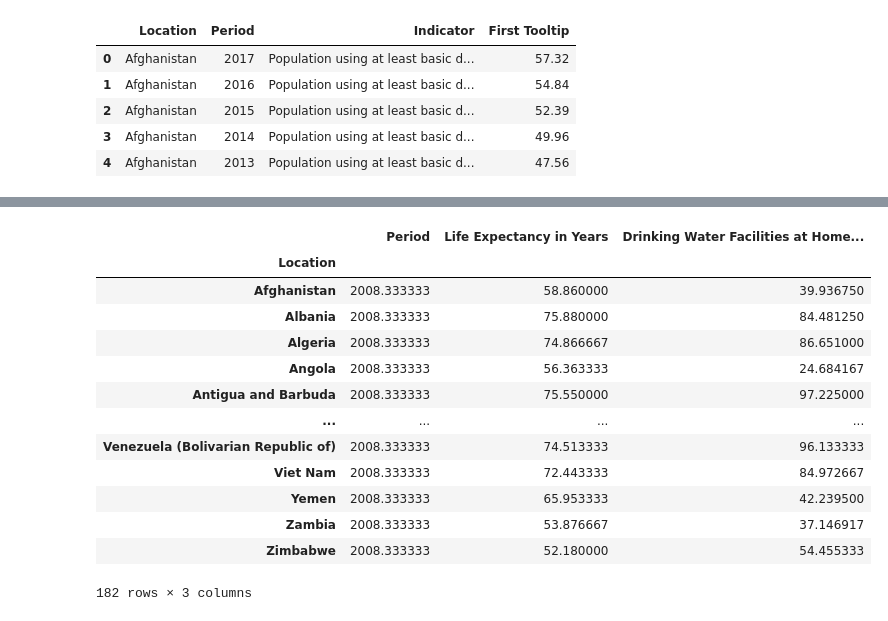
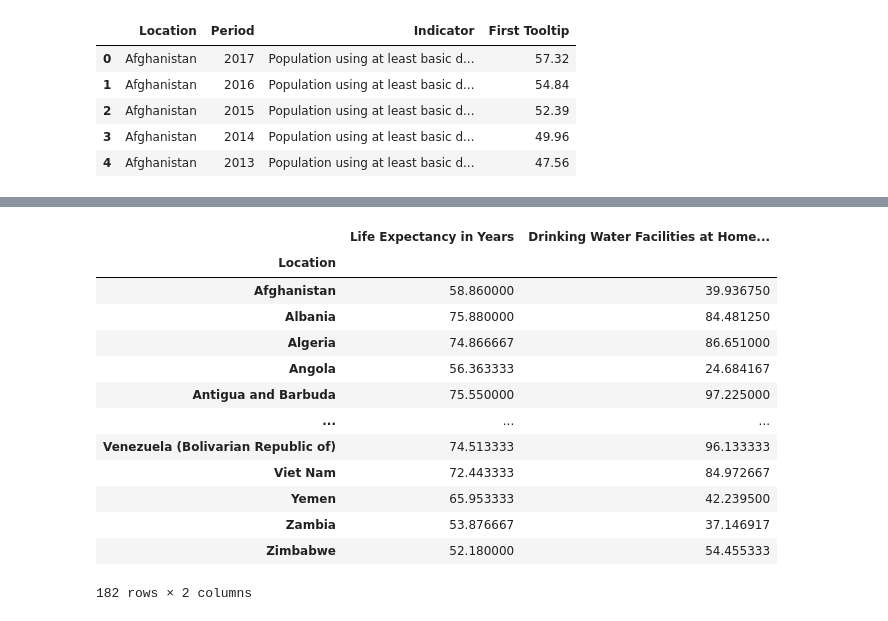
Before and after one commit to pkorat/World-Life-Expectancy-Analysis, a Jupyter notebook: main_pk_6_30_21.ipynb, the cells around one changed output, grey strips where cells are left out. Drawn from its saved outputs; the diff is of its cells as text; code cells hidden in the pictures.

```diff
--- a/main_pk_6_30_21.ipynb
+++ b/main_pk_6_30_21.ipynb
@@ -232,21 +284,23 @@ life_drinkingwater_df_clean = life_drinkingwater_df_clean.replace([2017, 2016, 2
 life_drinkingwater_df_clean = life_drinkingwater_df_clean.merge(life_expectancy_df_clean, on=['Location', 'Period']).groupby(['Period', 'Location',
                                                                                                                           'Life Expectancy in Years']).mean()
 # %%
+# Parth Korat
 # change column name and get the dataframe
 life_drinkingwater_df_clean.columns = ['Drinking Water Facilities at Home (%)']
-life_drinkingwater_df_clean.reset_index().groupby('Location').mean()
+life_drinkingwater_df_clean = life_drinkingwater_df_clean.reset_index().groupby('Location').mean()
+life_drinkingwater_df_clean[['Life Expectancy in Years', 'Drinking Water Facilities at Home (%)']]
 # %% [output]
-|  | Period | Life Expectancy in Years | Drinking Water Facilities at Home... |
-| Location |  |  |  |
-| Afghanistan | 2008.333333 | 58.860000 | 39.936750 |
-| Albania | 2008.333333 | 75.880000 | 84.481250 |
-| Algeria | 2008.333333 | 74.866667 | 86.651000 |
-| Angola | 2008.333333 | 56.363333 | 24.684167 |
-| Antigua and Barbuda | 2008.333333 | 75.550000 | 97.225000 |
-| ... | ... | ... | ... |
-| Venezuela (Bolivarian Republic of) | 2008.333333 | 74.513333 | 96.133333 |
-| Viet Nam | 2008.333333 | 72.443333 | 84.972667 |
-| Yemen | 2008.333333 | 65.953333 | 42.239500 |
-| Zambia | 2008.333333 | 53.876667 | 37.146917 |
-| Zimbabwe | 2008.333333 | 52.180000 | 54.455333 |
+|  | Life Expectancy in Years | Drinking Water Facilities at Home... |
+| Location |  |  |
+| Afghanistan | 58.860000 | 39.936750 |
+| Albania | 75.880000 | 84.481250 |
+| Algeria | 74.866667 | 86.651000 |
+| Angola | 56.363333 | 24.684167 |
+| Antigua and Barbuda | 75.550000 | 97.225000 |
+| ... | ... | ... |
+| Venezuela (Bolivarian Republic of) | 74.513333 | 96.133333 |
+| Viet Nam | 72.443333 | 84.972667 |
+| Yemen | 65.953333 | 42.239500 |
+| Zambia | 53.876667 | 37.146917 |
+| Zimbabwe | 52.180000 | 54.455333 |
-182 rows × 3 columns
+182 rows × 2 columns
```
Also changed, not shown: parts of 24 cells of this notebook, 2 other files.
